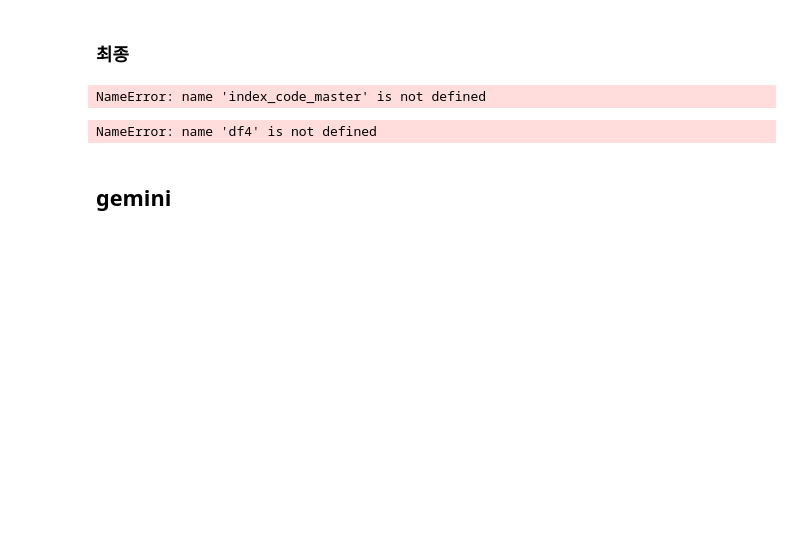
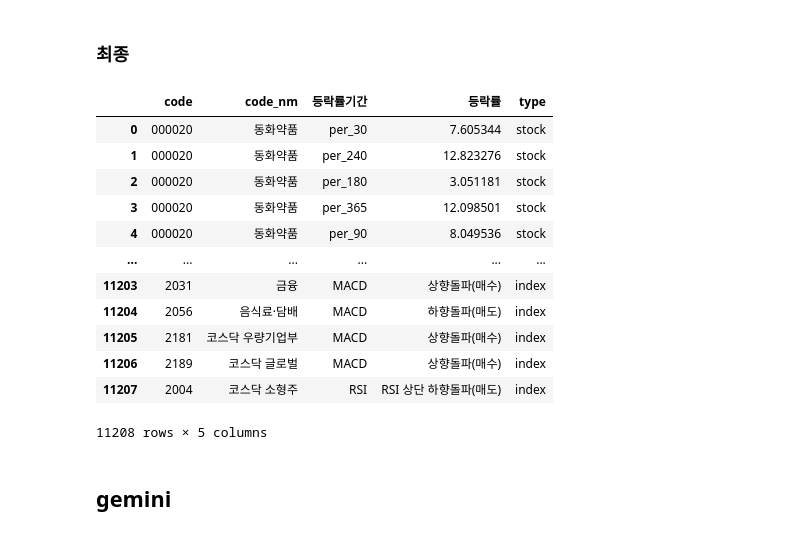
Before and after one commit to Unfinishedgod/finance_mlops, a Jupyter notebook: jupyter/indicator_setup.ipynb, the cells around one changed output. Cells and saved outputs as stored; diff of their text form; code cells hidden in the pictures; blank space fills up the shorter version.

```diff
--- a/jupyter/indicator_setup.ipynb
+++ b/jupyter/indicator_setup.ipynb
@@ -279,3 +338,14 @@ stock_indicator
+# %%
+
+date_nm = max(kor_stock_ohlcv_anal_kosdaq['date'])
+dfdf = kor_stock_ohlcv_anal_kosdaq[kor_stock_ohlcv_anal_kosdaq['date'] == date_nm]
+
+
+# pd.wide_to_long(dfdf, stubnames='ht', i=['date', 'ticker','corp_name','market','close'], j='age')
+dfdf2 = pd.melt(dfdf,
+        id_vars= ['date', 'ticker', 'corp_name'],
+        value_vars=['5_20_cross', '20_60_cross', 'array', 'Bollinger_band','MACD','RSI'])
+kosdaq_stock_indicator = dfdf2[dfdf2['value'] != '-']
 # %% [markdown]
 ### 인덱스 등락률
 # %%
@@ -372,24 +462,20 @@ index_indicator.head()
 # %% [markdown]
 ### 최종
-# %%
-ticker_nm = '005930'
-ticker_index_code_df = index_code_master[index_code_master['ticker'] == ticker_nm].reset_index(drop = True)
-index_code_list = ticker_index_code_df['index_code']
-# %% [output]
-NameError: name 'index_code_master' is not defined
 # %%
-df1 = pd.concat([stock_ratio_per,stock_indicator])
-df1['type'] = 'stock'
-df1.columns = ['date', 'code', 'code_nm', '등락률기간', '등락률', 'type']
+### 최종
+df_kospi = pd.concat([stock_ratio_per,stock_indicator])
+df_kospi['type'] = 'stock'
+df_kospi.columns = ['date', 'code', 'code_nm', '등락률기간', '등락률', 'type']
 
-df2 = pd.concat([index_ratio_per,index_indicator])
-df2['type'] = 'index'
-df2.columns = ['date', 'code', 'code_nm', '등락률기간', '등락률', 'type']
+df_kosdaq = pd.concat([kosdaq_stock_ratio_per,kosdaq_stock_indicator])
+df_kosdaq['type'] = 'stock'
+df_kosdaq.columns = ['date', 'code', 'code_nm', '등락률기간', '등락률', 'type']
 
-df3 = pd.concat([df1,df2]).reset_index(drop = True)
+df_index = pd.concat([index_ratio_per,index_indicator])
+df_index['type'] = 'index'
+df_index.columns = ['date', 'code', 'code_nm', '등락률기간', '등락률', 'type']
 
-df4 = df3[['code','code_nm', '등락률기간', '등락률', 'type']]
+df_total = pd.concat([df_kospi,df_kosdaq]).reset_index(drop = True)
+df_total = pd.concat([df_total,df_index]).reset_index(drop = True)
+
+df_total = df_total[['code','code_nm', '등락률기간', '등락률', 'type']]
-# %%
-total_df = df4[(df4['code'] == ticker_nm) | (df4['code'].isin(index_code_list))].reset_index(drop = True)
-# %% [output]
-NameError: name 'df4' is not defined
@@ -400,2 +482,18 @@ total_df_2 = total_df[total_df['등락률기간'].isin(['array', 'MACD'])]
+# %%
+df_total
+# %% [output]
+|  | code | code_nm | 등락률기간 | 등락률 | type |
+| 0 | 000020 | 동화약품 | per_30 | 7.605344 | stock |
+| 1 | 000020 | 동화약품 | per_240 | 12.823276 | stock |
+| 2 | 000020 | 동화약품 | per_180 | 3.051181 | stock |
+| 3 | 000020 | 동화약품 | per_365 | 12.098501 | stock |
+| 4 | 000020 | 동화약품 | per_90 | 8.049536 | stock |
+| ... | ... | ... | ... | ... | ... |
+| 11203 | 2031 | 금융 | MACD | 상향돌파(매수) | index |
+| 11204 | 2056 | 음식료·담배 | MACD | 하향돌파(매도) | index |
+| 11205 | 2181 | 코스닥 우량기업부 | MACD | 상향돌파(매수) | index |
+| 11206 | 2189 | 코스닥 글로벌 | MACD | 상향돌파(매수) | index |
+| 11207 | 2004 | 코스닥 소형주 | RSI | RSI 상단 하향돌파(매도) | index |
+11208 rows × 5 columns
 # %% [markdown]
 ## gemini
```
Also changed, not shown: parts of 28 cells of this notebook, 8 other files.
